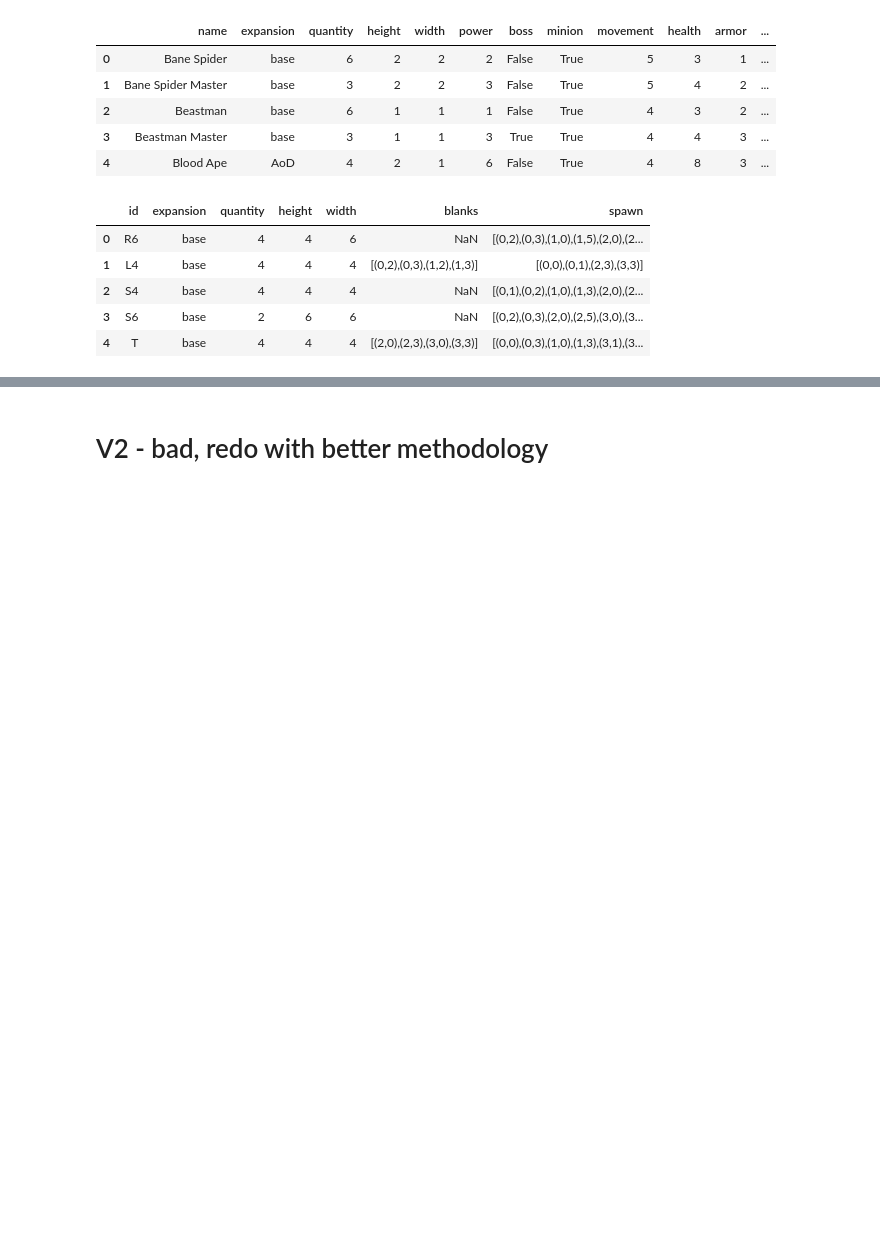
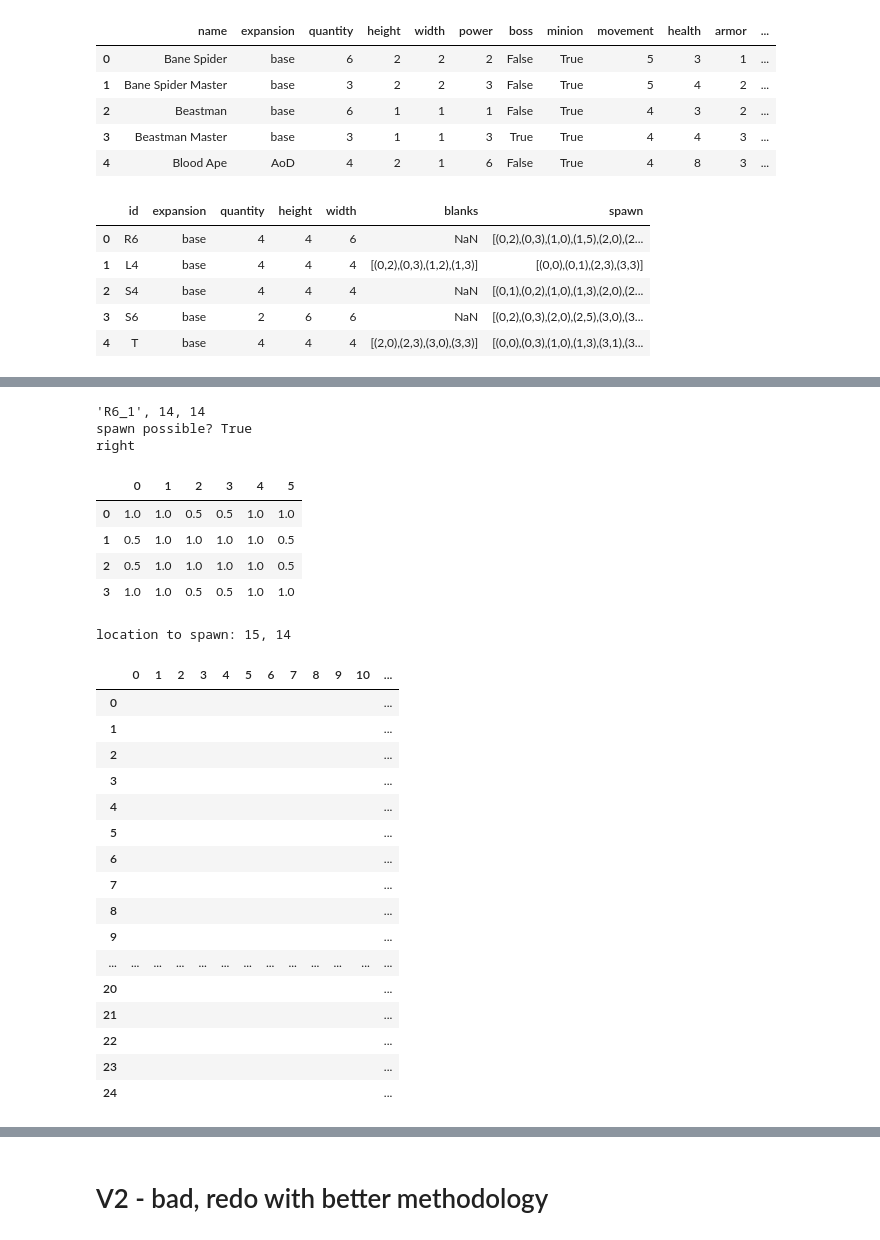
Before and after one commit to KevinCarr42/Descent_AI, a Jupyter notebook: DescentMapGenerator.ipynb, the cells around one changed output, grey strips where cells are left out. Drawn from its saved outputs; the diff is of its cells as text; code cells hidden in the pictures; blank space fills up the shorter version.

```diff
--- a/DescentMapGenerator.ipynb
+++ b/DescentMapGenerator.ipynb
@@ -621,0 +639,30 @@ main.map_tiles_obj.show_tile(tile_name)
+# %%
+# right y offset is wrong, fix offset cal
+main.spawn_tile()
+# %% [output]
+'R6_1', 14, 14
+spawn possible? True
+right
+|  | 0 | 1 | 2 | 3 | 4 | 5 |
+| 0 | 1.0 | 1.0 | 0.5 | 0.5 | 1.0 | 1.0 |
+| 1 | 0.5 | 1.0 | 1.0 | 1.0 | 1.0 | 0.5 |
+| 2 | 0.5 | 1.0 | 1.0 | 1.0 | 1.0 | 0.5 |
+| 3 | 1.0 | 1.0 | 0.5 | 0.5 | 1.0 | 1.0 |
+location to spawn: 15, 14
+|  | 0 | 1 | 2 | 3 | 4 | 5 | 6 | 7 | 8 | 9 | 10 | ... |
+| 0 |  |  |  |  |  |  |  |  |  |  |  | ... |
+| 1 |  |  |  |  |  |  |  |  |  |  |  | ... |
+| 2 |  |  |  |  |  |  |  |  |  |  |  | ... |
+| 3 |  |  |  |  |  |  |  |  |  |  |  | ... |
+| 4 |  |  |  |  |  |  |  |  |  |  |  | ... |
+| 5 |  |  |  |  |  |  |  |  |  |  |  | ... |
+| 6 |  |  |  |  |  |  |  |  |  |  |  | ... |
+| 7 |  |  |  |  |  |  |  |  |  |  |  | ... |
+| 8 |  |  |  |  |  |  |  |  |  |  |  | ... |
+| 9 |  |  |  |  |  |  |  |  |  |  |  | ... |
+| ... | ... | ... | ... | ... | ... | ... | ... | ... | ... | ... | ... | ... |
+| 20 |  |  |  |  |  |  |  |  |  |  |  | ... |
+| 21 |  |  |  |  |  |  |  |  |  |  |  | ... |
+| 22 |  |  |  |  |  |  |  |  |  |  |  | ... |
+| 23 |  |  |  |  |  |  |  |  |  |  |  | ... |
+| 24 |  |  |  |  |  |  |  |  |  |  |  | ... |
```
Also changed, not shown: parts of 32 cells of this notebook.
